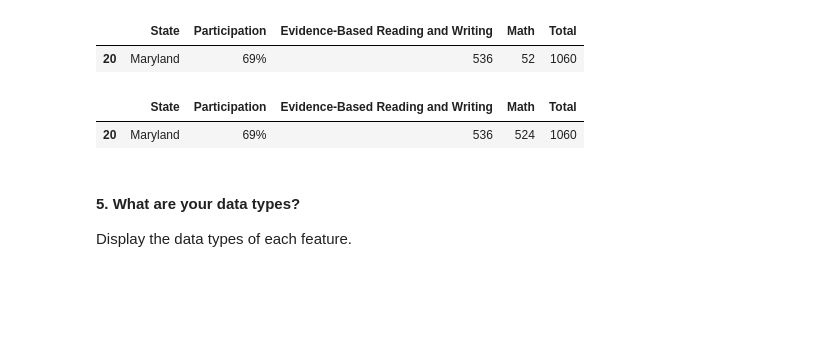
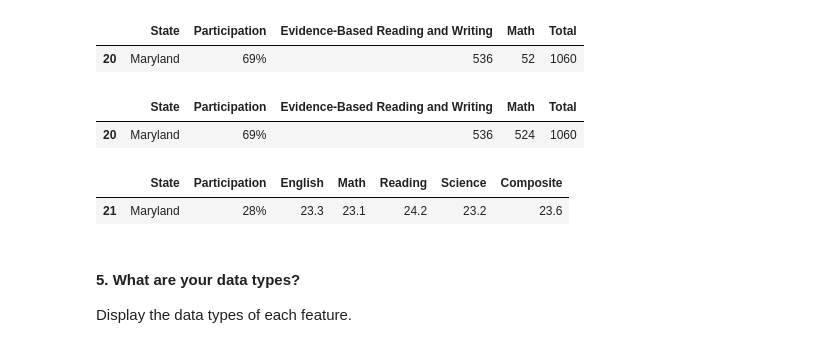
Before and after one commit to AngShengJun/dsi14projects, a Jupyter notebook: project_1/b_code/Project 1_SAT & ACT Analysis.ipynb, the cells around one changed output. Saved outputs shown, nothing was run; the diff lists cells and outputs as text; code cells hidden in the pictures; blank space fills up the shorter version.

```diff
--- a/project_1/b_code/Project 1_SAT & ACT Analysis.ipynb
+++ b/project_1/b_code/Project 1_SAT & ACT Analysis.ipynb
@@ -195,6 +195,16 @@ sat2017_df.loc[sat2017_df['State'] == 'Maryland']
 # %% [output]
 |  | State | Participation | Evidence-Based Reading and Writing | Math | Total |
 | 20 | Maryland | 69% | 536 | 524 | 1060 |
+# %%
+# # The correct Science score for Maryland is '23.2'.
+# Update act2017_df.
+act2017_df.iloc[21, 5] = 23.2
+
+# Check that Science score for the dataframe is updated.
+act2017_df.loc[act2017_df['State'] == 'Maryland']
+# %% [output]
+|  | State | Participation | English | Math | Reading | Science | Composite |
+| 21 | Maryland | 28% | 23.3 | 23.1 | 24.2 | 23.2 | 23.6 |
 # %% [markdown]
 #### 5. What are your data types?
 Display the data types of each feature.
```
Also changed, not shown: parts of 12 cells of this notebook, 2 other files.
